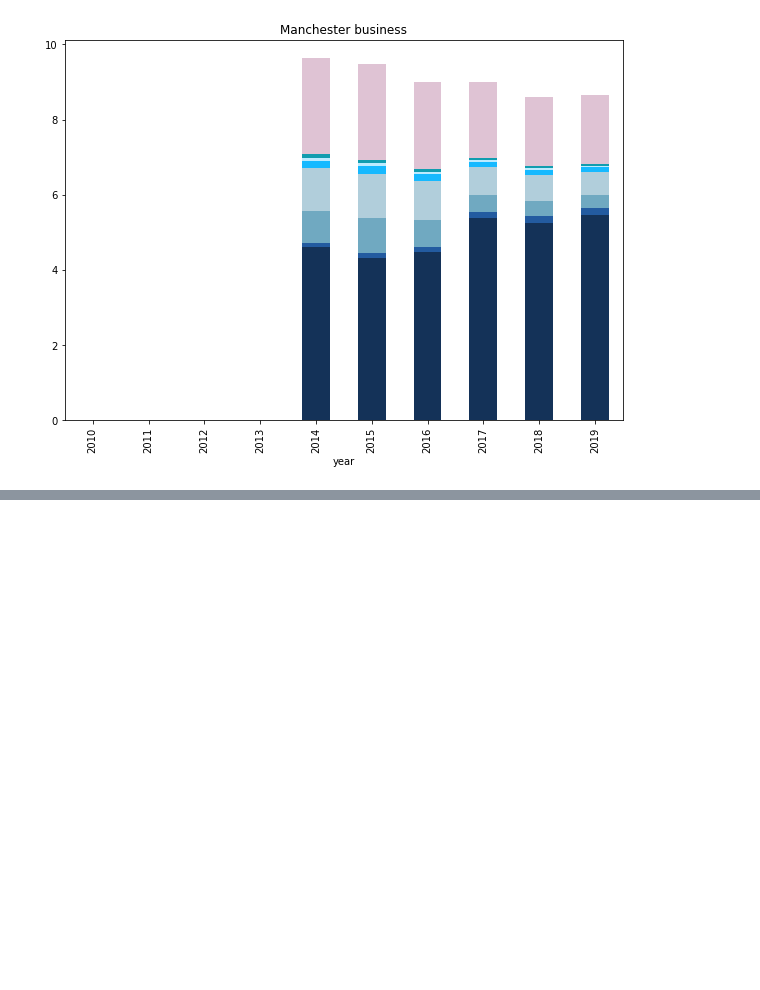
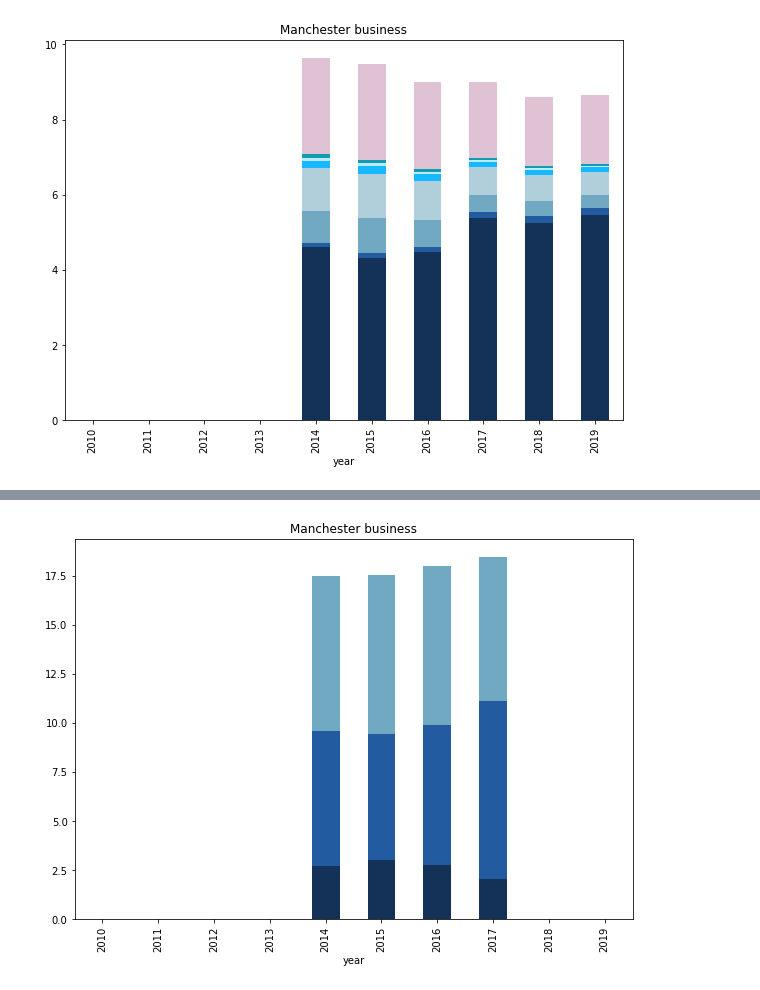
Before and after one commit to hirurana/COMP0031, a Jupyter notebook: Scripts/categories_pretty.ipynb, the cells around one changed output, grey strips where cells are left out. Cells and saved outputs as stored; diff of their text form; code cells hidden in the pictures; blank space fills up the shorter version.

```diff
--- a/Scripts/categories_pretty.ipynb
+++ b/Scripts/categories_pretty.ipynb
@@ -272,3 +273,6 @@ plt.title("Manchester business")
 ax.get_legend().remove()
 # %% [output]
 [figure]
+# %%
+subcats = ["professional_conduct_host", "location", "property"]
+busi = get_trends_nice("business", subcats)
@@ -274,0 +296,3 @@ ax.get_legend().remove()
+# %%
+busi['coef'] = busi['value_business'] / (busi['value_business_professional_conduct_host'] + busi['value_business_location']+busi['value_business_property'])
+busi
@@ -274,0 +311,5 @@ ax.get_legend().remove()
+# %%
+busi['value_business_professional_conduct_host'] = busi['value_business_professional_conduct_host']*busi['coef']
+busi['value_business_location'] = busi['value_business_location']*busi['coef']
+busi['value_business_property'] = busi['value_business_property']*busi['coef']
+busi
@@ -274,0 +328,9 @@ ax.get_legend().remove()
+# %%
+a = pd.DataFrame(columns=["year", "subcat", "val"])
+
+for subcat in subcats:
+    ap = {"year": busi["year"], "val": busi["value_business_{}".format(subcat)]}
+    ap = pd.DataFrame(data=ap)
+    ap["subcat"] = subcat
+    a = a.append(ap)
+a
@@ -274,0 +355,7 @@ ax.get_legend().remove()
+# %%
+pivot_business = a.pivot(index='year', columns='subcat', values='val')
+ax = pivot_business.loc[:, ["professional_conduct_host", "location", "property"]].plot.bar(stacked=True, figsize=(10,7), color=['#143258','#235BA0','#70A9C1'])
+plt.title("Manchester business")
+ax.get_legend().remove()
+# %% [output]
+[figure, added]
```
Also changed, not shown: parts of 10 cells of this notebook.
